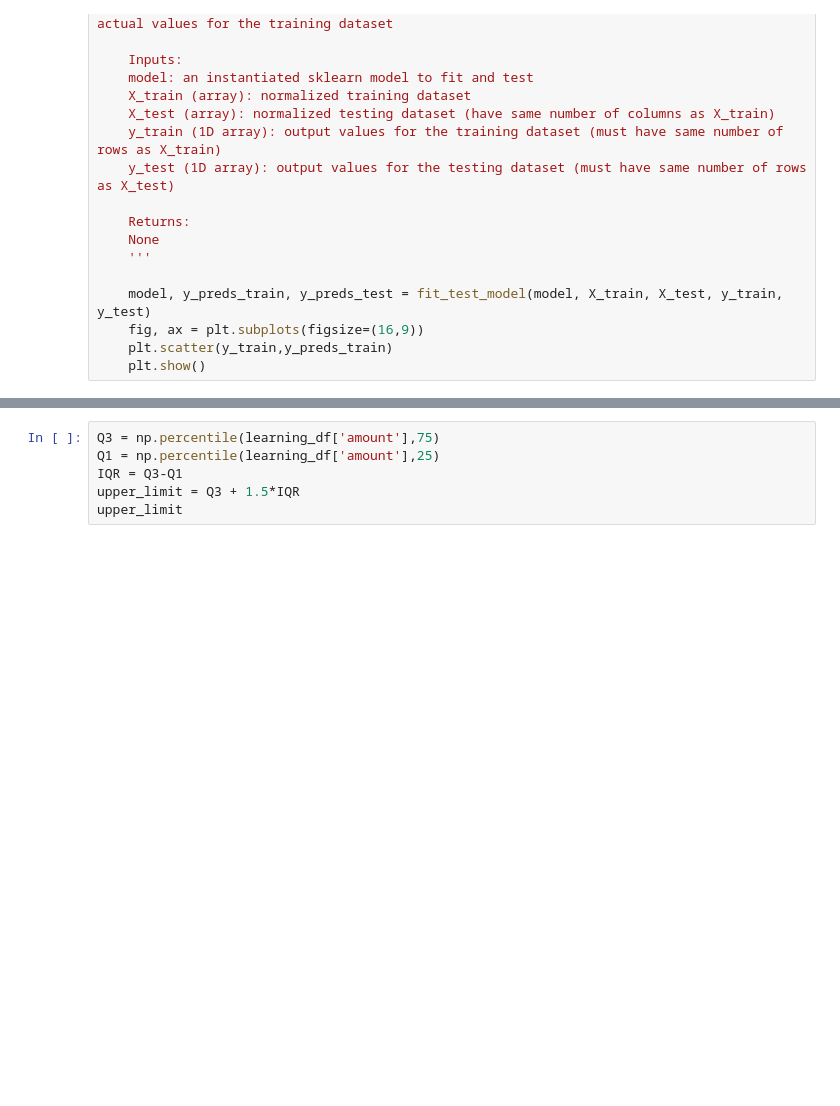
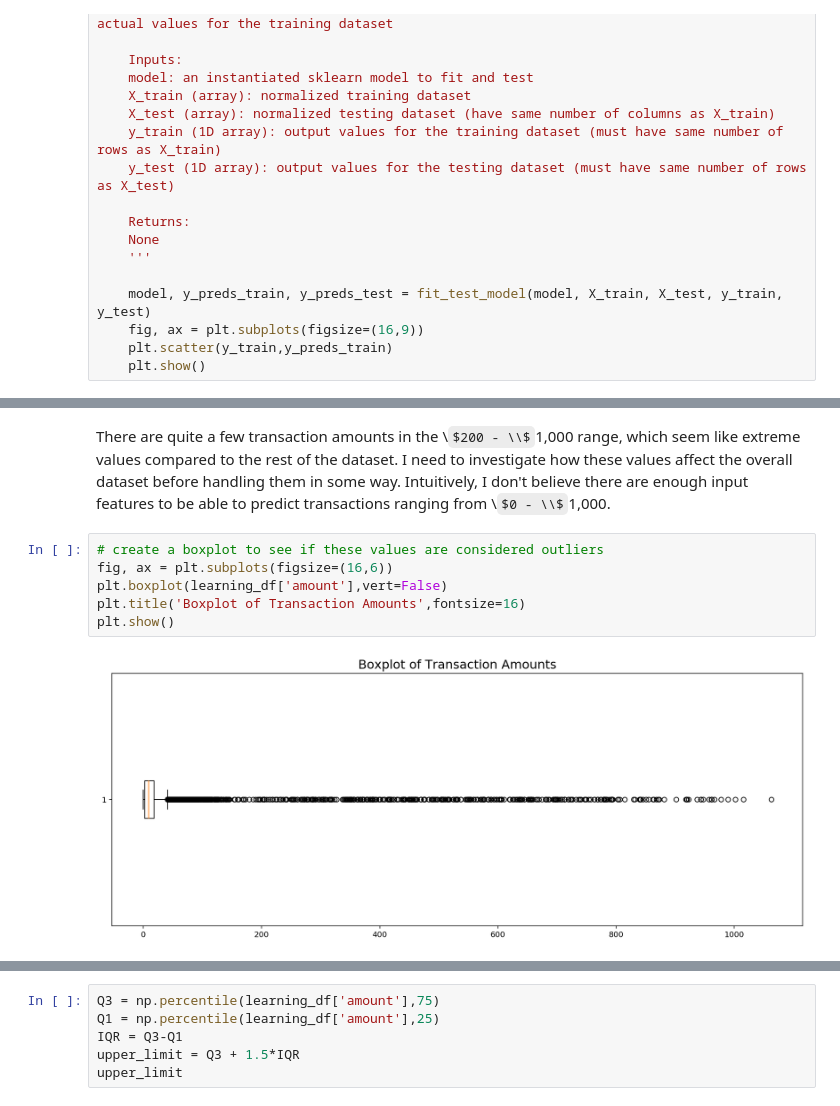
Before and after one commit to blowe615/starbucks_offers, a Jupyter notebook: starbucks_offers.ipynb, the cells around one changed output, grey strips where cells are left out. Saved outputs shown, nothing was run; the diff lists cells and outputs as text; some formulas as TeX source; blank space fills up the shorter version.

```diff
--- a/starbucks_offers.ipynb
+++ b/starbucks_offers.ipynb
@@ -1056,0 +1041,10 @@ Name: amount, dtype: float64
+# %% [markdown]
+There are quite a few transaction amounts in the \\$200 - \\$1,000 range, which seem like extreme values compared to the rest of the dataset.  I need to investigate how these values affect the overall dataset before handling them in some way.  Intuitively, I don't believe there are enough input features to be able to predict transactions ranging from \\$0 - \\$1,000.
+# %%
+# create a boxplot to see if these values are considered outliers
+fig, ax = plt.subplots(figsize=(16,6))
+plt.boxplot(learning_df['amount'],vert=False)
+plt.title('Boxplot of Transaction Amounts',fontsize=16)
+plt.show()
+# %% [output]
+[figure, added]
```
Also changed, not shown: parts of 27 cells of this notebook.
